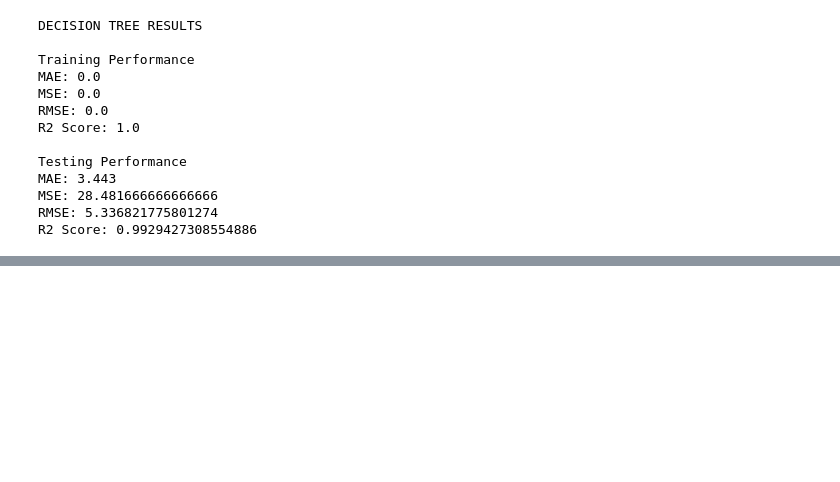
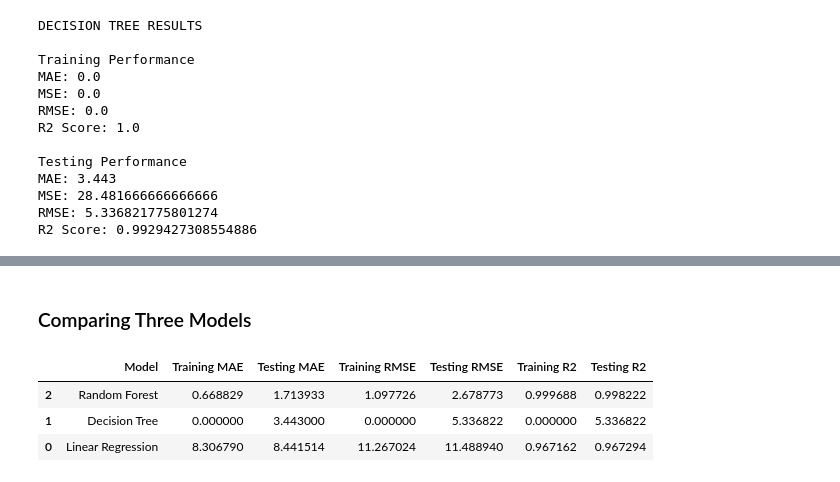
Before and after one commit to Jayadevika-jd/FitPredict, a Jupyter notebook: Notebooks/Fitpredict_preprocessinng.ipynb, the cells around one changed output, grey strips where cells are left out. Cells and saved outputs as stored; diff of their text form; code cells hidden in the pictures; blank space fills up the shorter version.

```diff
--- a/Notebooks/Fitpredict_preprocessinng.ipynb
+++ b/Notebooks/Fitpredict_preprocessinng.ipynb
@@ -1035,0 +1090,35 @@ R2 Score: 0.9929427308554886
+# %%
+
+rf_train_mae = mean_absolute_error(y_train, rf_train_predictions)
+
+rf_train_mse = mean_squared_error( y_train, rf_train_predictions)
+
+rf_train_rmse = np.sqrt(rf_train_mse)
+
+rf_train_r2 = r2_score( y_train, rf_train_predictions)
+
+
+
+
+rf_test_mae = mean_absolute_error( y_test, rf_test_predictions)
+
+rf_test_mse = mean_squared_error(y_test,rf_test_predictions)
+
+rf_test_rmse = np.sqrt(rf_test_mse)
+
+rf_test_r2 = r2_score(y_test, rf_test_predictions)
+
+
+print("RANDOM FOREST RESULTS")
+
+print("\nTraining Performance")
+print("MAE:", rf_train_mae)
+print("MSE:", rf_train_mse)
+print("RMSE:", rf_train_rmse)
+print("R2 Score:", rf_train_r2)
+
+print("\nTesting Performance")
+print("MAE:", rf_test_mae)
+print("MSE:", rf_test_mse)
+print("RMSE:", rf_test_rmse)
+print("R2 Score:", rf_test_r2)
@@ -1035,0 +1155,17 @@ R2 Score: 0.9929427308554886
+# %% [markdown]
+### Comparing Three Models
+# %%
+model_comparison = pd.DataFrame({"Model": ["Linear Regression", "Decision Tree", "Random Forest"],
+                  "Training MAE": [ lr_train_mae, dt_train_mae,rf_train_mae],
+                  "Testing MAE": [ lr_test_mae, dt_test_mae,  rf_test_mae],
+                  "Training RMSE": [ lr_train_rmse,dt_train_rmse, rf_train_rmse],
+                  "Testing RMSE": [lr_test_rmse, dt_test_rmse, rf_test_rmse ],
+                  "Training R2": [lr_train_r2,dt_train_rmse, rf_train_r2 ],
+                  "Testing R2": [lr_test_r2,dt_test_rmse, rf_test_r2]})
+
+display(model_comparison.sort_values(by="Testing RMSE" ))
+# %% [output]
+|  | Model | Training MAE | Testing MAE | Training RMSE | Testing RMSE | Training R2 | Testing R2 |
+| 2 | Random Forest | 0.668829 | 1.713933 | 1.097726 | 2.678773 | 0.999688 | 0.998222 |
+| 1 | Decision Tree | 0.000000 | 3.443000 | 0.000000 | 5.336822 | 0.000000 | 5.336822 |
+| 0 | Linear Regression | 8.306790 | 8.441514 | 11.267024 | 11.488940 | 0.967162 | 0.967294 |
```
Also changed, not shown: parts of 13 cells of this notebook.
